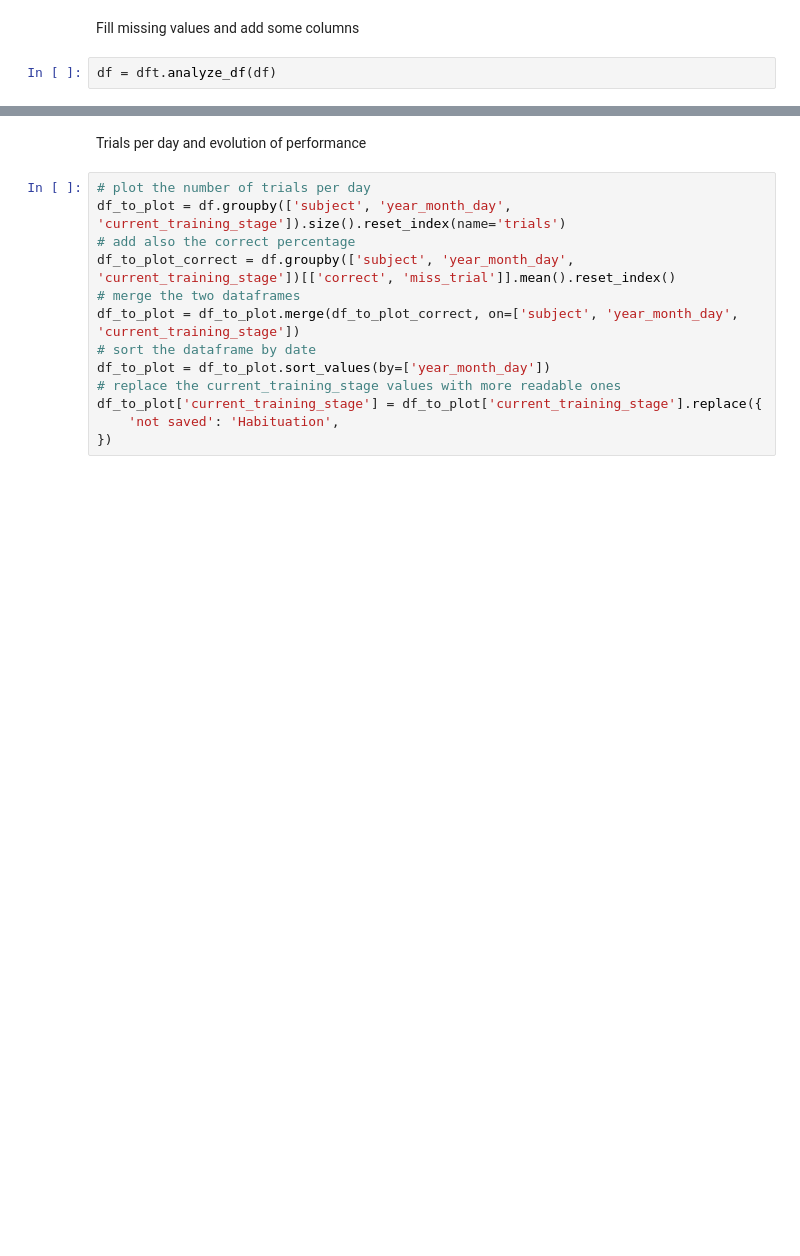
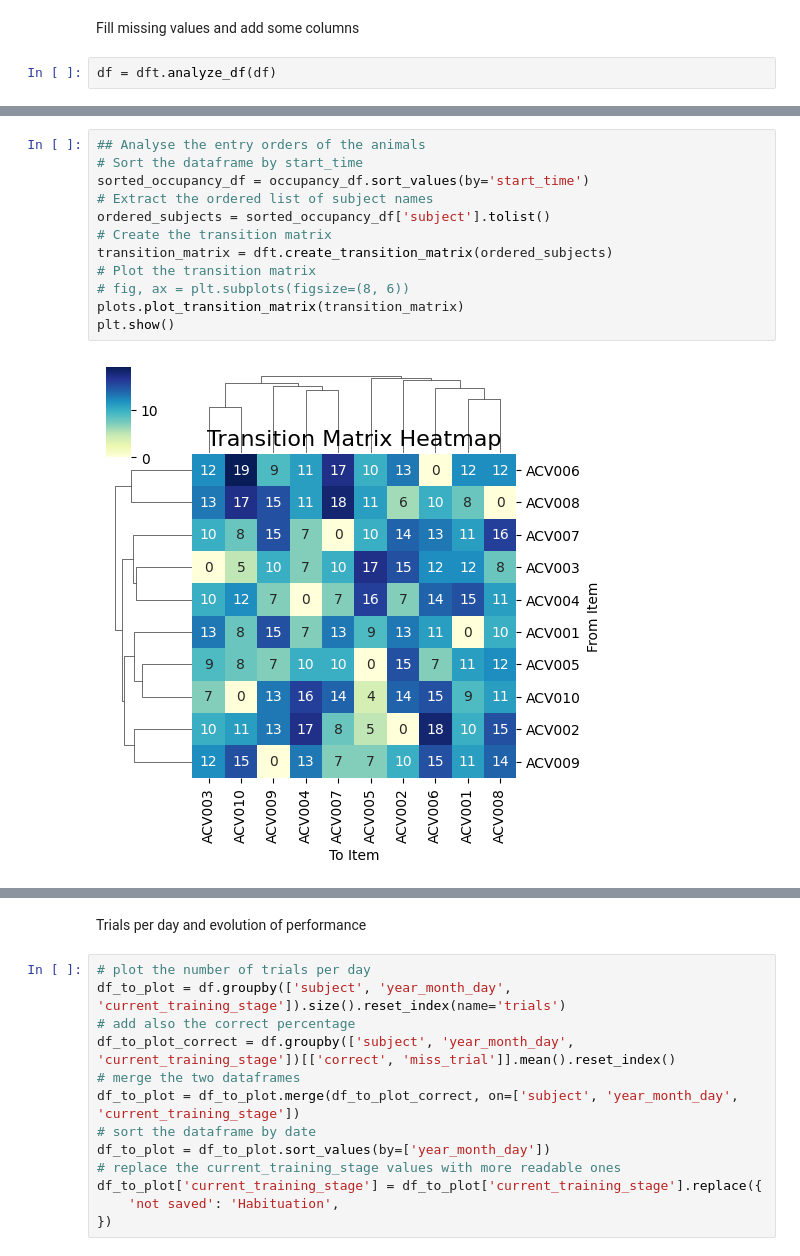
Before and after one commit to LearningCircuitsLab/behavior-analysis-notebooks, a Jupyter notebook: trap2_firstbatch_analysis.ipynb, the cells around one changed output, grey strips where cells are left out. Cells and saved outputs as stored; diff of their text form; blank space fills up the shorter version.

```diff
--- a/trap2_firstbatch_analysis.ipynb
+++ b/trap2_firstbatch_analysis.ipynb
@@ -108,0 +125,14 @@ df = dft.analyze_df(df)
+# %%
+## Analyse the entry orders of the animals
+# Sort the dataframe by start_time
+sorted_occupancy_df = occupancy_df.sort_values(by='start_time')
+# Extract the ordered list of subject names
+ordered_subjects = sorted_occupancy_df['subject'].tolist()
+# Create the transition matrix
+transition_matrix = dft.create_transition_matrix(ordered_subjects)
+# Plot the transition matrix
+# fig, ax = plt.subplots(figsize=(8, 6))
+plots.plot_transition_matrix(transition_matrix)
+plt.show()
+# %% [output]
+[figure, added]
```
Also changed, not shown: parts of 40 cells of this notebook, 1 other file.
